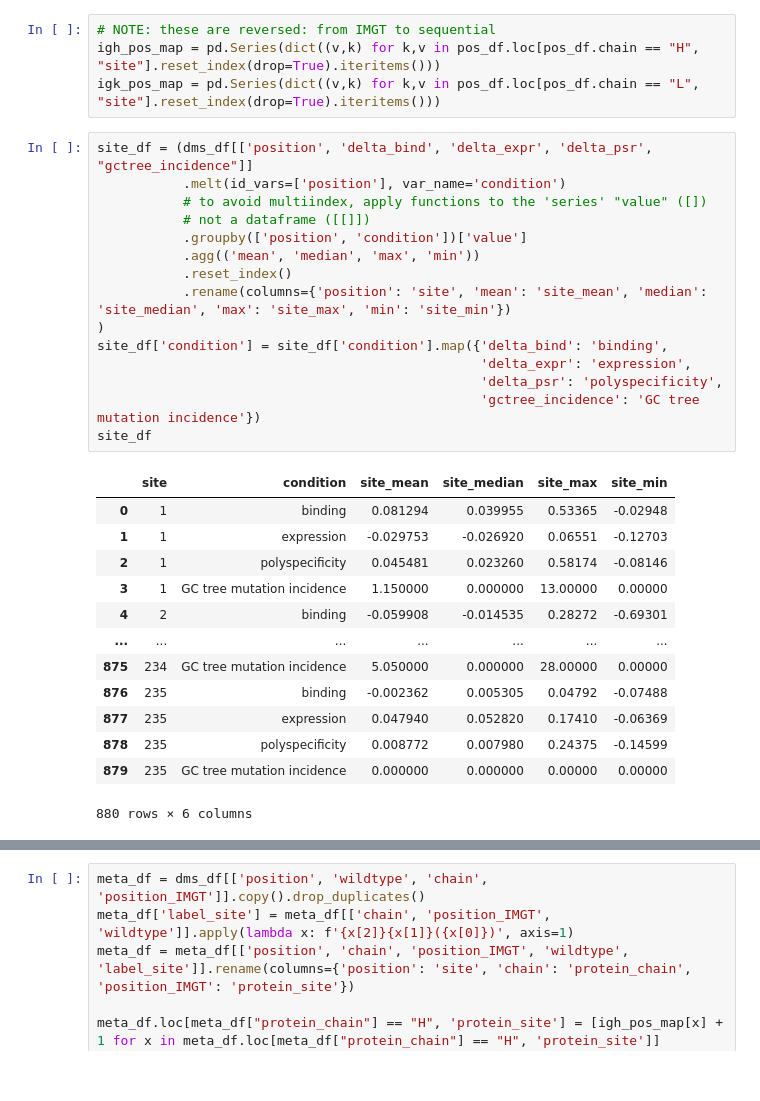
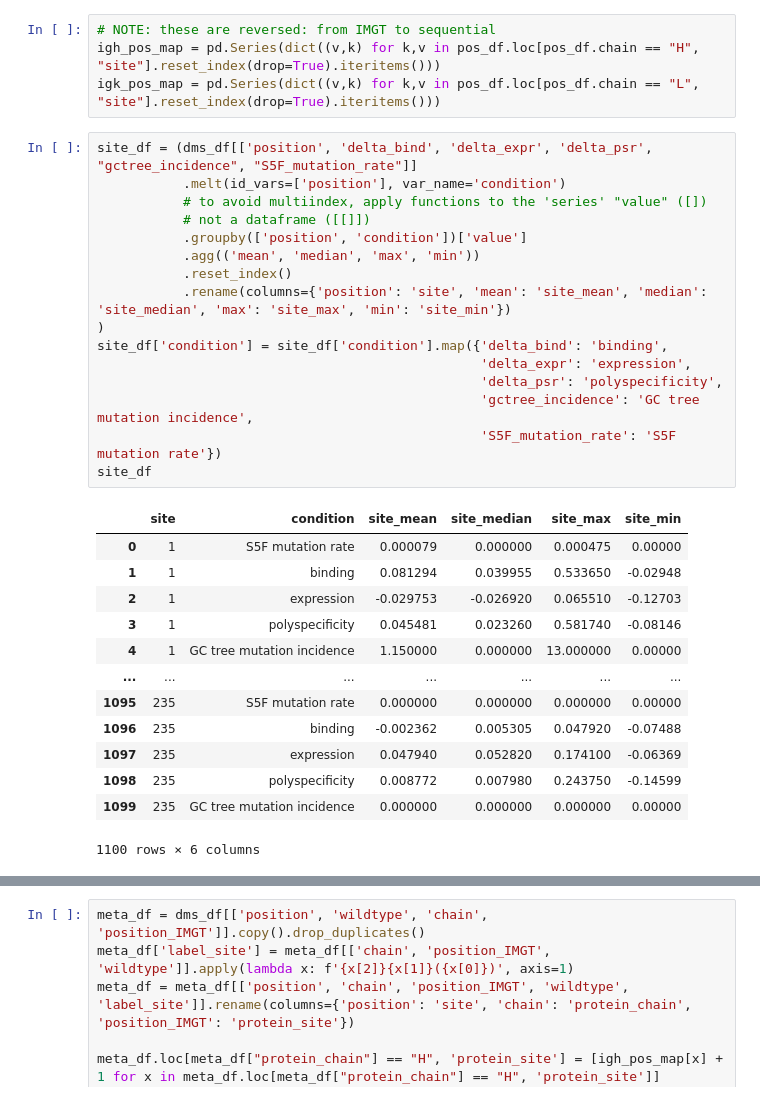
Before and after one commit to jbloomlab/Ab-CGGnaive_DMS, a Jupyter notebook: dms-view/dms-view.ipynb, the cells around one changed output, grey strips where cells are left out. Cells and saved outputs as stored; diff of their text form.

```diff
--- a/dms-view/dms-view.ipynb
+++ b/dms-view/dms-view.ipynb
@@ -53,32 +53,33 @@ pos_df
 igh_pos_map = pd.Series(dict((v,k) for k,v in pos_df.loc[pos_df.chain == "H", "site"].reset_index(drop=True).iteritems()))
 igk_pos_map = pd.Series(dict((v,k) for k,v in pos_df.loc[pos_df.chain == "L", "site"].reset_index(drop=True).iteritems()))
 # %%
-site_df = (dms_df[['position', 'delta_bind', 'delta_expr', 'delta_psr', "gctree_incidence"]]
+site_df = (dms_df[['position', 'delta_bind', 'delta_expr', 'delta_psr', "gctree_incidence", "S5F_mutation_rate"]]
            .melt(id_vars=['position'], var_name='condition')
            # to avoid multiindex, apply functions to the 'series' "value" ([])
            # not a dataframe ([[]])
            .groupby(['position', 'condition'])['value']
            .agg(('mean', 'median', 'max', 'min'))
            .reset_index()
            .rename(columns={'position': 'site', 'mean': 'site_mean', 'median': 'site_median', 'max': 'site_max', 'min': 'site_min'})
 )
 site_df['condition'] = site_df['condition'].map({'delta_bind': 'binding',
                                                  'delta_expr': 'expression',
                                                  'delta_psr': 'polyspecificity',
-                                                 'gctree_incidence': 'GC tree mutation incidence'})
+                                                 'gctree_incidence': 'GC tree mutation incidence',
+                                                 'S5F_mutation_rate': 'S5F mutation rate'})
 site_df
 # %% [output]
 |  | site | condition | site_mean | site_median | site_max | site_min |
-| 0 | 1 | binding | 0.081294 | 0.039955 | 0.53365 | -0.02948 |
-| 1 | 1 | expression | -0.029753 | -0.026920 | 0.06551 | -0.12703 |
-| 2 | 1 | polyspecificity | 0.045481 | 0.023260 | 0.58174 | -0.08146 |
-| 3 | 1 | GC tree mutation incidence | 1.150000 | 0.000000 | 13.00000 | 0.00000 |
-| 4 | 2 | binding | -0.059908 | -0.014535 | 0.28272 | -0.69301 |
+| 0 | 1 | S5F mutation rate | 0.000079 | 0.000000 | 0.000475 | 0.00000 |
+| 1 | 1 | binding | 0.081294 | 0.039955 | 0.533650 | -0.02948 |
+| 2 | 1 | expression | -0.029753 | -0.026920 | 0.065510 | -0.12703 |
+| 3 | 1 | polyspecificity | 0.045481 | 0.023260 | 0.581740 | -0.08146 |
+| 4 | 1 | GC tree mutation incidence | 1.150000 | 0.000000 | 13.000000 | 0.00000 |
 | ... | ... | ... | ... | ... | ... | ... |
-| 875 | 234 | GC tree mutation incidence | 5.050000 | 0.000000 | 28.00000 | 0.00000 |
-| 876 | 235 | binding | -0.002362 | 0.005305 | 0.04792 | -0.07488 |
-| 877 | 235 | expression | 0.047940 | 0.052820 | 0.17410 | -0.06369 |
-| 878 | 235 | polyspecificity | 0.008772 | 0.007980 | 0.24375 | -0.14599 |
-| 879 | 235 | GC tree mutation incidence | 0.000000 | 0.000000 | 0.00000 | 0.00000 |
+| 1095 | 235 | S5F mutation rate | 0.000000 | 0.000000 | 0.000000 | 0.00000 |
+| 1096 | 235 | binding | -0.002362 | 0.005305 | 0.047920 | -0.07488 |
+| 1097 | 235 | expression | 0.047940 | 0.052820 | 0.174100 | -0.06369 |
+| 1098 | 235 | polyspecificity | 0.008772 | 0.007980 | 0.243750 | -0.14599 |
+| 1099 | 235 | GC tree mutation incidence | 0.000000 | 0.000000 | 0.000000 | 0.00000 |
-880 rows × 6 columns
+1100 rows × 6 columns
 # %%
```
Also changed, not shown: parts of 5 cells of this notebook, 1 other file.
